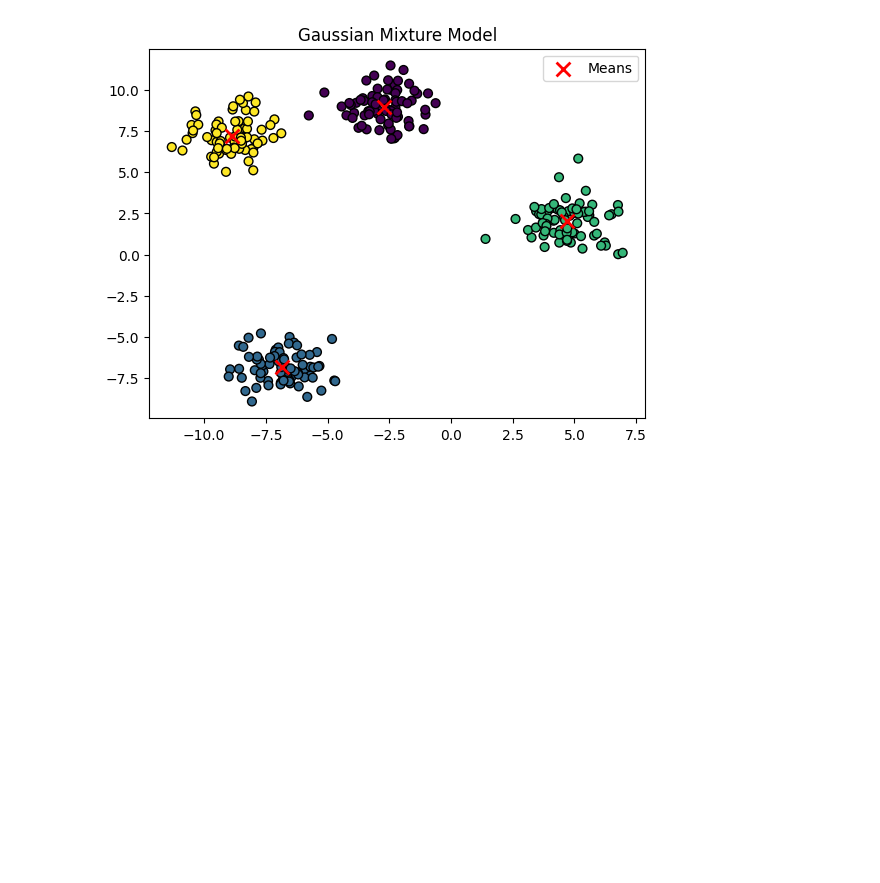
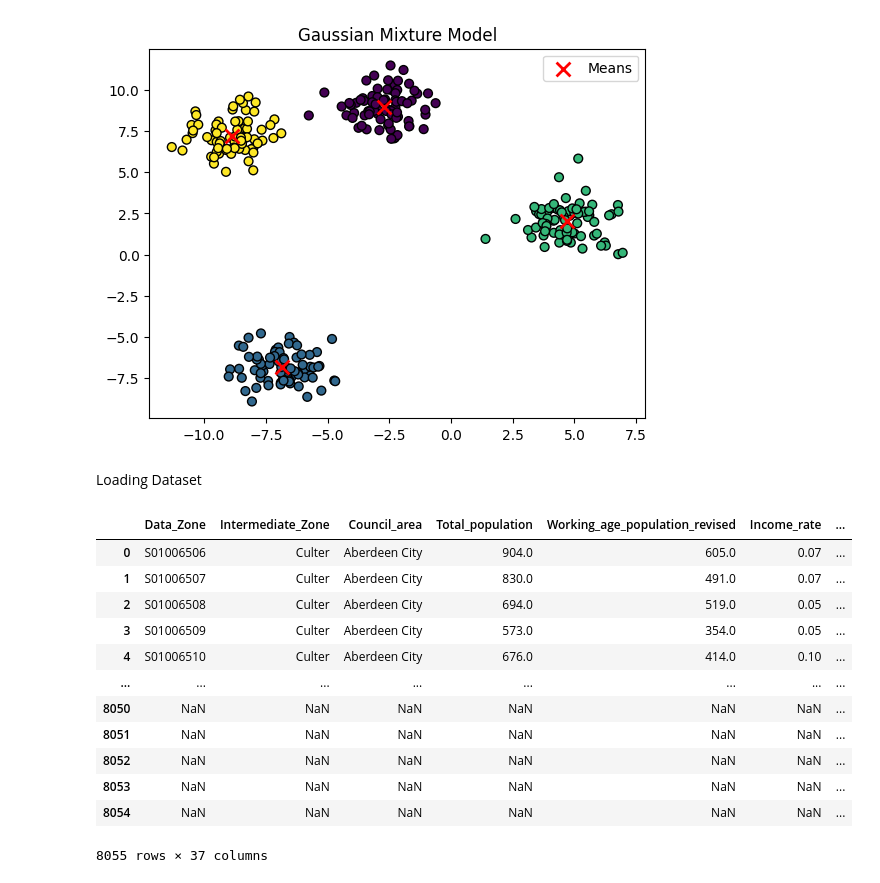
Before and after one commit to Akarshan-Jaiswal/Project_ALBA, a Jupyter notebook: notebooks/Clustering_Scripts.ipynb, the cells around one changed output. Saved outputs shown, nothing was run; the diff lists cells and outputs as text; code cells hidden in the pictures; blank space fills up the shorter version.

Commit message:
[Aj2059]: Loaded the dataset and cleaned a bit.

```diff
--- a/notebooks/Clustering_Scripts.ipynb
+++ b/notebooks/Clustering_Scripts.ipynb
@@ -31,3 +31,22 @@ plt.legend()
 plt.show()
 # %% [output]
 [figure]
+# %% [markdown]
+Loading Dataset
+# %%
+dataset=pd.read_csv('./../data/combined_dataset.csv')
+dataset
+# %% [output]
+|  | Data_Zone | Intermediate_Zone | Council_area | Total_population | Working_age_population_revised | Income_rate | ... |
+| 0 | S01006506 | Culter | Aberdeen City | 904.0 | 605.0 | 0.07 | ... |
+| 1 | S01006507 | Culter | Aberdeen City | 830.0 | 491.0 | 0.07 | ... |
+| 2 | S01006508 | Culter | Aberdeen City | 694.0 | 519.0 | 0.05 | ... |
+| 3 | S01006509 | Culter | Aberdeen City | 573.0 | 354.0 | 0.05 | ... |
+| 4 | S01006510 | Culter | Aberdeen City | 676.0 | 414.0 | 0.10 | ... |
+| ... | ... | ... | ... | ... | ... | ... | ... |
+| 8050 | NaN | NaN | NaN | NaN | NaN | NaN | ... |
+| 8051 | NaN | NaN | NaN | NaN | NaN | NaN | ... |
+| 8052 | NaN | NaN | NaN | NaN | NaN | NaN | ... |
+| 8053 | NaN | NaN | NaN | NaN | NaN | NaN | ... |
+| 8054 | NaN | NaN | NaN | NaN | NaN | NaN | ... |
+8055 rows × 37 columns
```
Also changed, not shown: parts of 4 cells of this notebook.
